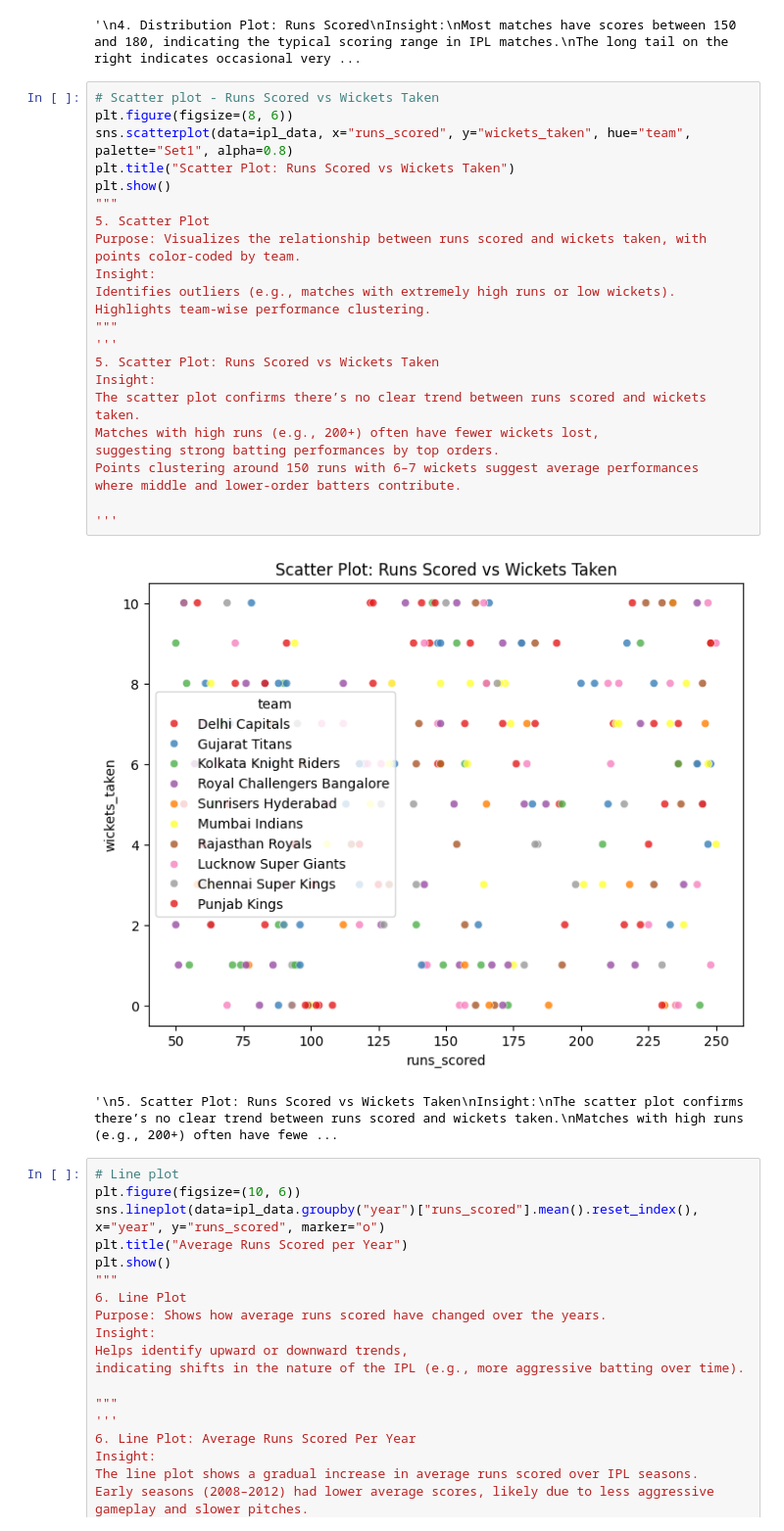
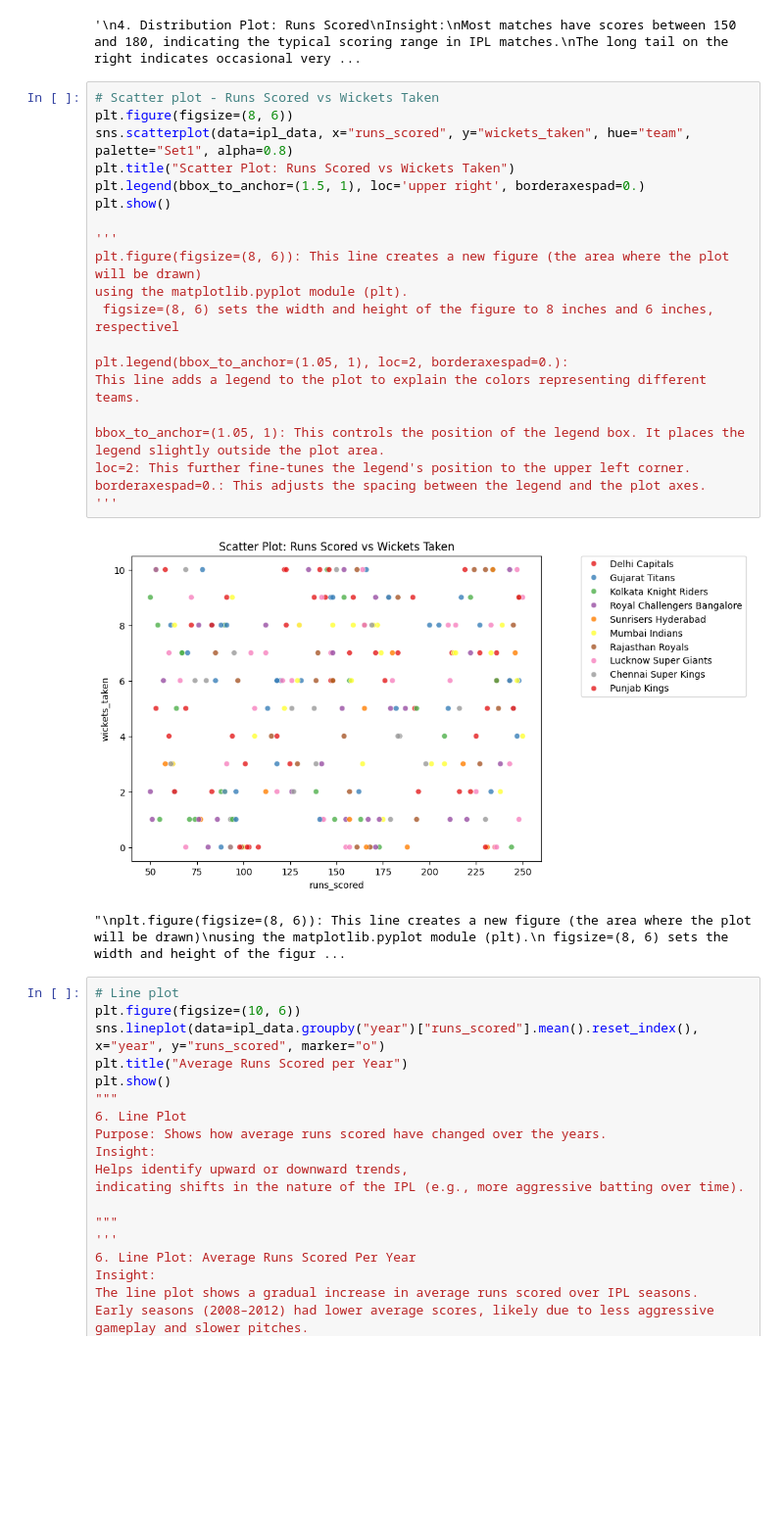
Before and after one commit to Parinita-Jain/AWP, a Jupyter notebook: ipl_data_on_data_for_visualization.ipynb, the cells around one changed output. Shown at 98% size. Cells and saved outputs as stored; diff of their text form; blank space fills up the shorter version.

```diff
--- a/ipl_data_on_data_for_visualization.ipynb
+++ b/ipl_data_on_data_for_visualization.ipynb
@@ -489,32 +489,29 @@ The KDE overlay further smoothens the pattern, emphasizing 160–180 as the most
 <Figure size 800x600 with 0 Axes>
 [figure]
 '\n4. Distribution Plot: Runs Scored\nInsight:\nMost matches have scores between 150 and 180, indicating the typical scoring range in IPL matches.\nThe long tail on the right indicates occasional very ...
-# %%
-# Scatter plot - Runs Scored vs Wickets Taken
-plt.figure(figsize=(8, 6))
-sns.scatterplot(data=ipl_data, x="runs_scored", y="wickets_taken", hue="team", palette="Set1", alpha=0.8)
-plt.title("Scatter Plot: Runs Scored vs Wickets Taken")
-plt.show()
-"""
-5. Scatter Plot
-Purpose: Visualizes the relationship between runs scored and wickets taken, with points color-coded by team.
-Insight:
-Identifies outliers (e.g., matches with extremely high runs or low wickets).
-Highlights team-wise performance clustering.
-"""
-'''
-5. Scatter Plot: Runs Scored vs Wickets Taken
-Insight:
-The scatter plot confirms there’s no clear trend between runs scored and wickets taken.
-Matches with high runs (e.g., 200+) often have fewer wickets lost,
-suggesting strong batting performances by top orders.
-Points clustering around 150 runs with 6–7 wickets suggest average performances
-where middle and lower-order batters contribute.
-
-'''
-# %% [output]
-[figure, removed]
-'\n5. Scatter Plot: Runs Scored vs Wickets Taken\nInsight:\nThe scatter plot confirms there’s no clear trend between runs scored and wickets taken.\nMatches with high runs (e.g., 200+) often have fewe ...
+# %%
+# Scatter plot - Runs Scored vs Wickets Taken
+plt.figure(figsize=(8, 6))
+sns.scatterplot(data=ipl_data, x="runs_scored", y="wickets_taken", hue="team", palette="Set1", alpha=0.8)
+plt.title("Scatter Plot: Runs Scored vs Wickets Taken")
+plt.legend(bbox_to_anchor=(1.5, 1), loc='upper right', borderaxespad=0.)
+plt.show()
+
+'''
+plt.figure(figsize=(8, 6)): This line creates a new figure (the area where the plot will be drawn)
+using the matplotlib.pyplot module (plt).
+ figsize=(8, 6) sets the width and height of the figure to 8 inches and 6 inches, respectivel
+
+plt.legend(bbox_to_anchor=(1.05, 1), loc=2, borderaxespad=0.):
+This line adds a legend to the plot to explain the colors representing different teams.
+
+bbox_to_anchor=(1.05, 1): This controls the position of the legend box. It places the legend slightly outside the plot area.
+loc=2: This further fine-tunes the legend's position to the upper left corner.
+borderaxespad=0.: This adjusts the spacing between the legend and the plot axes.
+'''
+# %% [output]
+[figure, added]
+"\nplt.figure(figsize=(8, 6)): This line creates a new figure (the area where the plot will be drawn)\nusing the matplotlib.pyplot module (plt).\n figsize=(8, 6) sets the width and height of the figur ...
 # %%
 # Line plot
 plt.figure(figsize=(10, 6))
```
Also changed, not shown: parts of 8 cells of this notebook.
